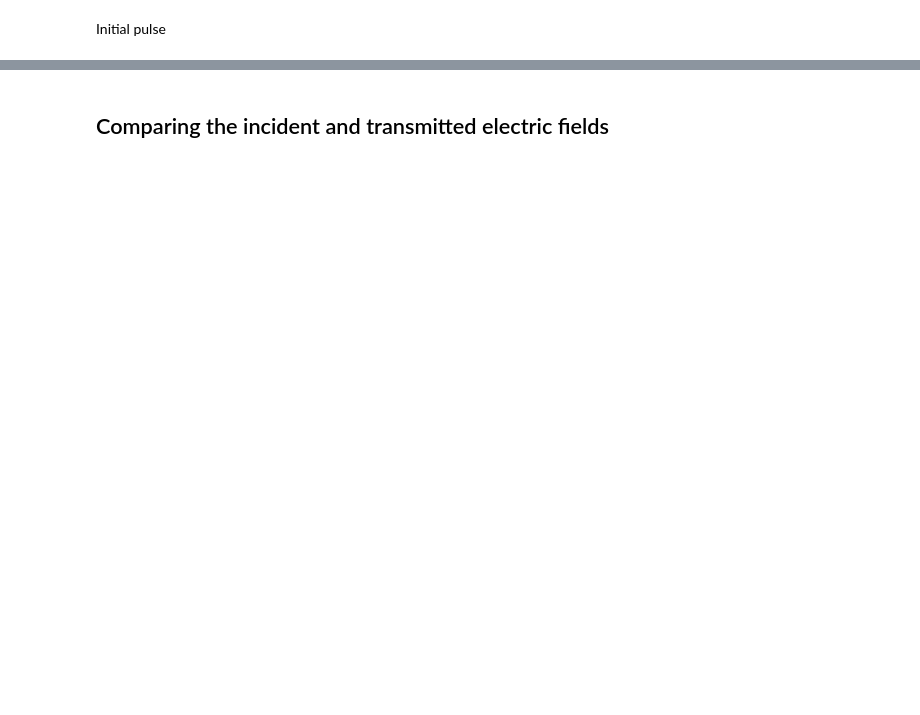
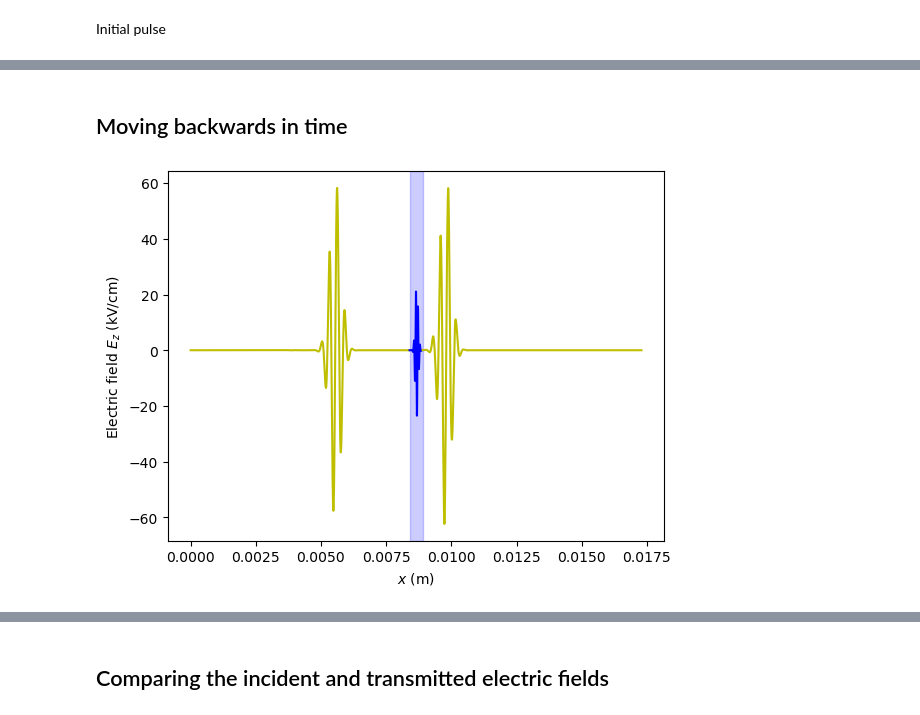
Before and after one commit to dibondar/BeyondEffectiveMass, a Jupyter notebook: Testing pulse propagation in InSb.ipynb, the cells around one changed output, grey strips where cells are left out. Saved outputs shown, nothing was run; the diff lists cells and outputs as text; code cells hidden in the pictures; blank space fills up the shorter version.

```diff
--- a/Testing pulse propagation in InSb.ipynb
+++ b/Testing pulse propagation in InSb.ipynb
@@ -96,0 +95,26 @@ plt.show()
+# %% [markdown]
+## Moving backwards in time
+# %%
+# Copying the propagator
+
+sys_back_in_time = CBeyondEffMass(
+    Δt = -Δt,
+    **params
+)
+
+sys_back_in_time.Ez1[:] = sys.Ez1
+sys_back_in_time.Ez2[:] = sys.Ez2
+sys_back_in_time.Ez3[:] = sys.Ez3
+
+sys_back_in_time.Hy1[:] = sys.Hy1
+sys_back_in_time.Hy2[:] = sys.Hy2
+sys_back_in_time.Hy3[:] = sys.Hy3
+
+sys_back_in_time.Dz2[:] = sys.Dz2
+
+sys_back_in_time.PNL[:] = sys.PNL
+sys_back_in_time.k[:] = sys.k
+
+sys_back_in_time.plot_Ez()
+# %% [output]
+[figure, added]
```
Also changed, not shown: parts of 10 cells of this notebook, 2 other files.
